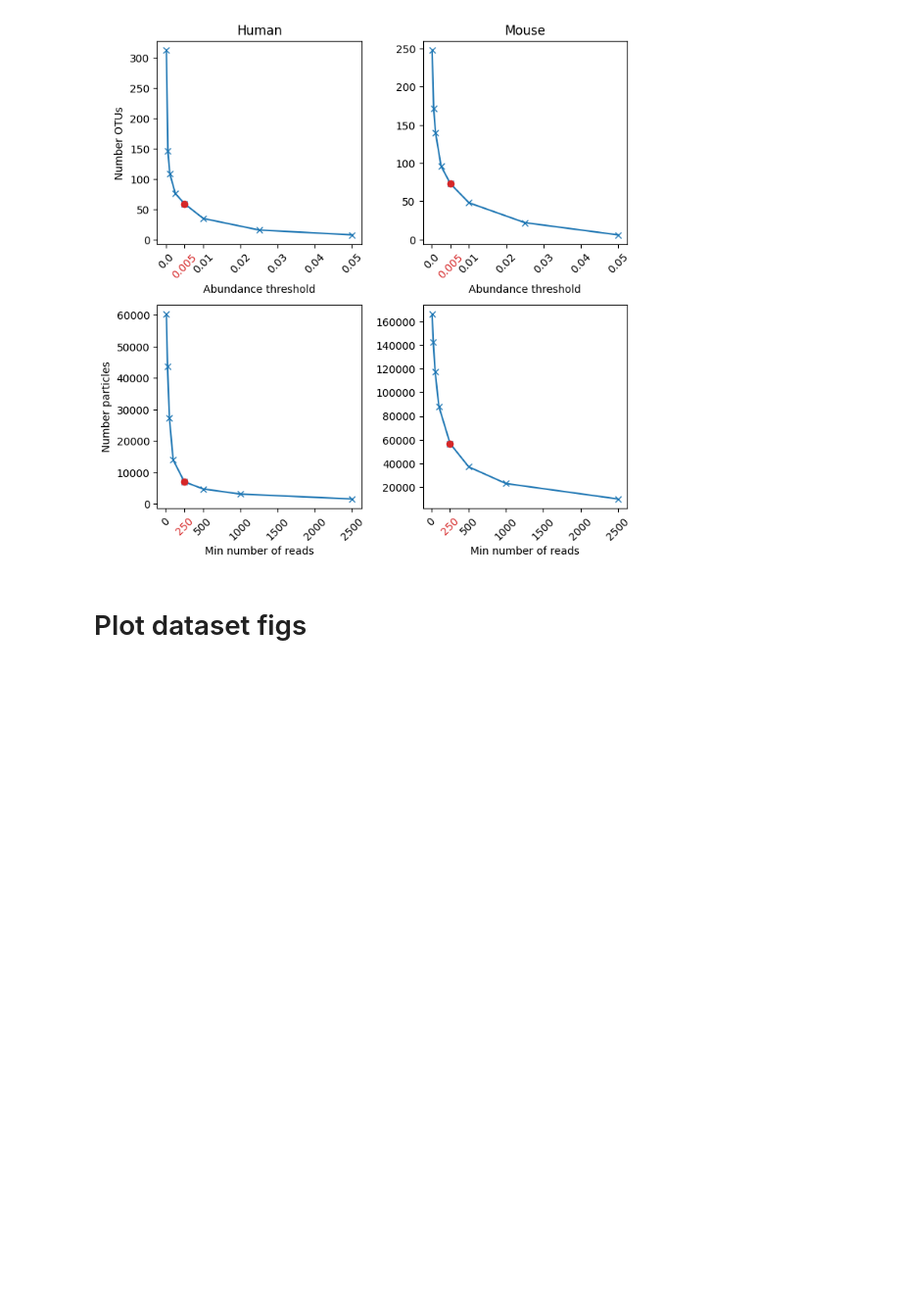
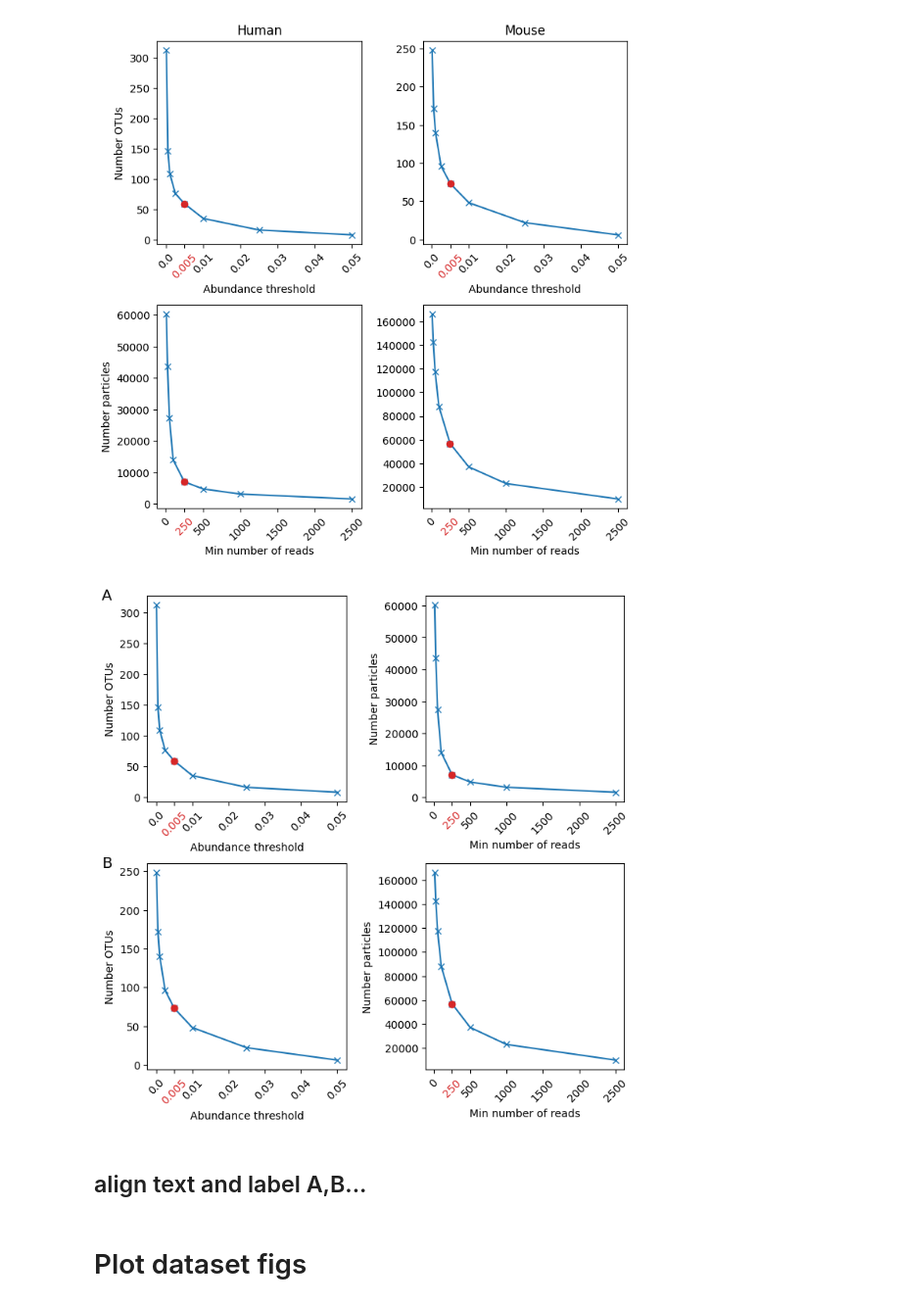
Before and after one commit to gerberlab/MCSPACE, a Jupyter notebook: mcspace/paper/figures/data_filtering.ipynb, the cells around one changed output. Shown at 98% size. Cells and saved outputs as stored; diff of their text form; code cells hidden in the pictures; blank space fills up the shorter version.

```diff
--- a/mcspace/paper/figures/data_filtering.ipynb
+++ b/mcspace/paper/figures/data_filtering.ipynb
@@ -203,6 +203,64 @@ plt.subplots_adjust(wspace=0.3, hspace=0.3)
 plt.savefig(outpath / "filtering_thresholds.png", bbox_inches="tight")
 # %% [output]
 [figure]
+# %%
+label_x = -0.23
+label_y = 1.0
+label_fontsize=14
+# %%
+fig, ax = plt.subplots(figsize=(8,8), nrows=2, ncols=2)
+
+abun_ticks = [0.0, 0.005, 0.01, 0.02, 0.03, 0.04, 0.05]
+part_ticks = [0, 250, 500, 1000, 1500, 2000, 2500]
+
+# Human data
+ax[0,0].plot(abun_thres_vals, human_notu_vals, '-x')
+ax[0,0].plot(abun_thres_vals[4], human_notu_vals[4], 'o', color='tab:red')
+ax[0,0].set_ylabel("Number OTUs")
+ax[0,0].set_xlabel("Abundance threshold")
+ax[0,0].set_xticks(abun_ticks)
+ax[0,0].set_xticklabels(abun_ticks, rotation=45)
+plt.setp(ax[0,0].get_xticklabels()[1], color='tab:red')
+# ax[0,0].set_title("Human")
+ax[0,0].text(label_x, label_y, 'A', horizontalalignment='left',verticalalignment='center',
+             transform=ax[0,0].transAxes, fontsize=label_fontsize)
+
+# Mouse data
+ax[1,0].plot(abun_thres_vals, mouse_notu_vals, '-x')
+ax[1,0].plot(abun_thres_vals[4], mouse_notu_vals[4], 'o', color='tab:red')
+ax[1,0].set_xticks(abun_ticks)
+ax[1,0].set_xticklabels(abun_ticks, rotation=45)
+plt.setp(ax[1,0].get_xticklabels()[1], color='tab:red')
+ax[1,0].set_ylabel("Number OTUs")
+ax[1,0].set_xlabel("Abundance threshold")
+# ax[1,0].set_title("Mouse")
+ax[1,0].text(label_x, label_y, 'B', horizontalalignment='left',verticalalignment='center',
+             transform=ax[1,0].transAxes, fontsize=label_fontsize)
+
+# human data
+ax[0,1].plot(min_read_vals, human_npart_vals, '-x')
+ax[0,1].plot(min_read_vals[4], human_npart_vals[4], 'o', color='tab:red')
+ax[0,1].set_xticks(part_ticks)
+ax[0,1].set_xticklabels(part_ticks, rotation=45)
+plt.setp(ax[0,1].get_xticklabels()[1], color='tab:red')
+ax[0,1].set_ylabel("Number particles")
+ax[0,1].set_xlabel("Min number of reads")
+
+# mouse data
+ax[1,1].plot(min_read_vals, mouse_npart_vals, '-x')
+ax[1,1].plot(min_read_vals[4], mouse_npart_vals[4], 'o', color='tab:red')
+ax[1,1].set_xticks(part_ticks)
+ax[1,1].set_xticklabels(part_ticks, rotation=45)
+plt.setp(ax[1,1].get_xticklabels()[1], color='tab:red')
+ax[1,1].set_ylabel("Number particles")
+ax[1,1].set_xlabel("Min number of reads")
+
+plt.subplots_adjust(wspace=0.4, hspace=0.3)
+plt.savefig(outpath / "filtering_thresholds2.png", bbox_inches="tight")
+# %% [output]
+[figure, added]
+# %% [markdown]
+## align text and label A,B...
 # %% [markdown]
 # Plot dataset figs
 # %% [markdown]
```
Also changed, not shown: 15 other files.
